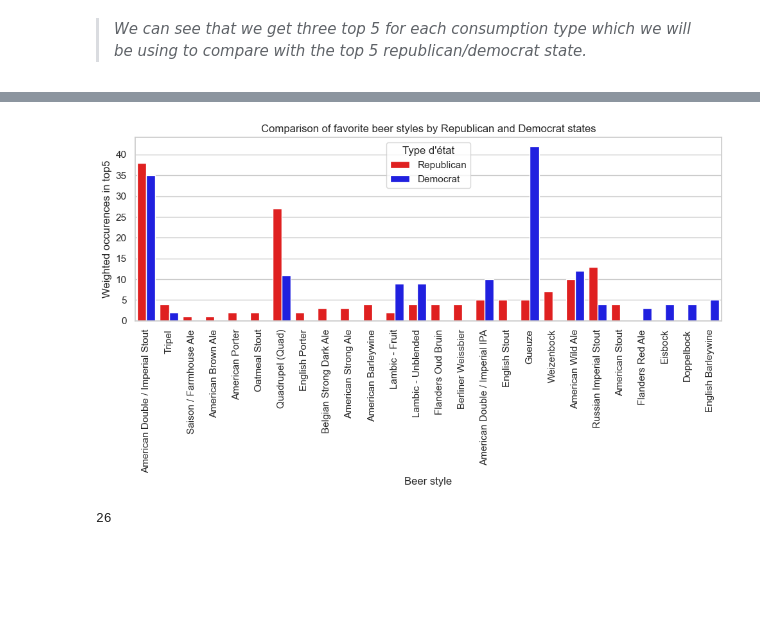
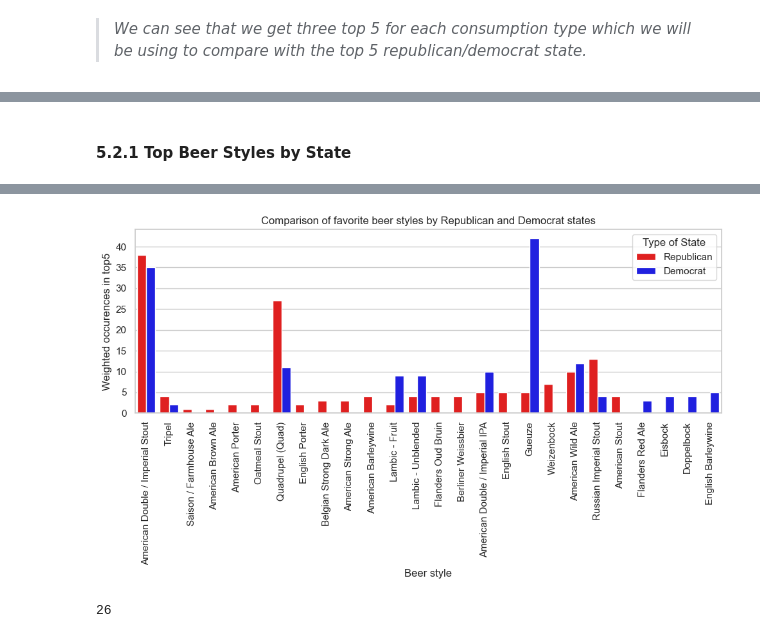
Before and after one commit to epfl-ada/ada-2024-project-casiervert952, a Jupyter notebook: analysis.ipynb, the cells around one changed output, grey strips where cells are left out. Cells and saved outputs as stored; diff of their text form; code cells hidden in the pictures; blank space fills up the shorter version.

```diff
--- a/analysis.ipynb
+++ b/analysis.ipynb
@@ -718 +660,3 @@ display(RB_usa.sample(0).T)
+# %% [markdown]
+#### 5.2.1 Top Beer Styles by State
 # %%
@@ -826,22 +770,22 @@ rep_top['State type'] = 'Republican'
 dem_top['State type'] = 'Democrat'
 # %%
 df_combined = pd.concat([rep_top,dem_top]).sort_values(by = ['State type'],ascending=False)
-# Créer le graphique
+# create graphic
 plt.figure(figsize=(10, 6))
 sns.barplot(x='Beer styles', y='Weighted count', hue='State type', data=df_combined,palette={'Democrat': 'blue', 'Republican': 'red'})
 
-# Ajouter des titres et des labels
+# add labels and titles
 plt.title('Comparison of favorite beer styles by Republican and Democrat states')
 plt.xlabel('Beer style')
 plt.ylabel('Weighted occurences in top5')
-plt.xticks(rotation=90)  # Tourner les étiquettes des styles pour plus de lisibilité
-plt.legend(title='Type d\'état')
+plt.xticks(rotation=90)  # rotate for better readability
+plt.legend(title='Type of State')
 
-# Afficher le graphique
+# display graphic
 plt.tight_layout()
 plt.show()
 # %% [output]
-[figure, old version]
+[figure, new version]
 # %%
 
 styles_rep = []
```
Also changed, not shown: parts of 24 cells of this notebook, 1 other file.
